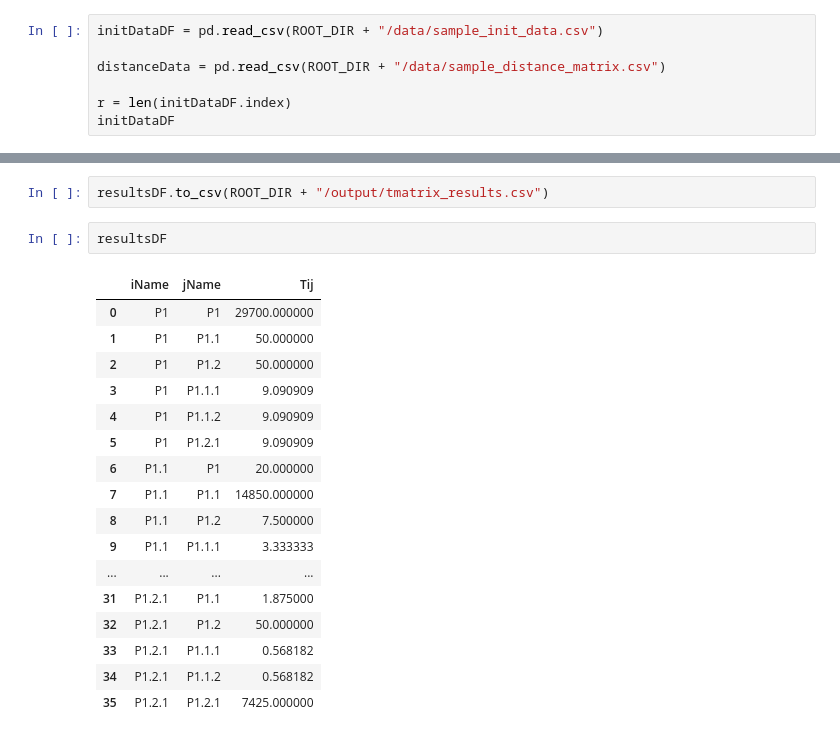
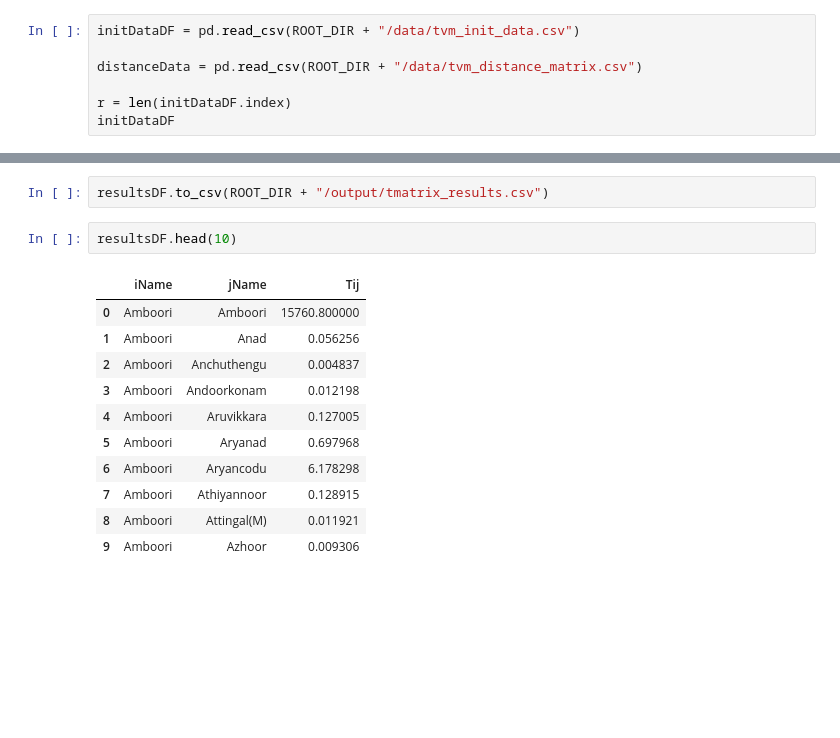
Before and after one commit to srhariha/SpatioTemporalSEIR, a Jupyter notebook: src/TMatrixComputation.ipynb, the cells around one changed output, grey strips where cells are left out. Saved outputs shown, nothing was run; the diff lists cells and outputs as text; blank space fills up the shorter version.

````diff
--- a/src/TMatrixComputation.ipynb
+++ b/src/TMatrixComputation.ipynb
@@ -19,9 +19,9 @@ mu = 0.01
   P1.1.1  P1.1.2  P1.2.1.  P1.2.2
 ```
 # %%
-initDataDF = pd.read_csv(ROOT_DIR + "/data/sample_init_data.csv")
+initDataDF = pd.read_csv(ROOT_DIR + "/data/tvm_init_data.csv")
 
-distanceData = pd.read_csv(ROOT_DIR + "/data/sample_distance_matrix.csv")
+distanceData = pd.read_csv(ROOT_DIR + "/data/tvm_distance_matrix.csv")
 
 r = len(initDataDF.index)
 initDataDF
@@ -72,22 +68,16 @@ for i in range(0,r-1):
 # %%
 resultsDF.to_csv(ROOT_DIR + "/output/tmatrix_results.csv")
 # %%
-resultsDF
+resultsDF.head(10)
 # %% [output]
 |  | iName | jName | Tij |
-| 0 | P1 | P1 | 29700.000000 |
-| 1 | P1 | P1.1 | 50.000000 |
-| 2 | P1 | P1.2 | 50.000000 |
-| 3 | P1 | P1.1.1 | 9.090909 |
-| 4 | P1 | P1.1.2 | 9.090909 |
-| 5 | P1 | P1.2.1 | 9.090909 |
-| 6 | P1.1 | P1 | 20.000000 |
-| 7 | P1.1 | P1.1 | 14850.000000 |
-| 8 | P1.1 | P1.2 | 7.500000 |
-| 9 | P1.1 | P1.1.1 | 3.333333 |
-| ... | ... | ... | ... |
-| 31 | P1.2.1 | P1.1 | 1.875000 |
-| 32 | P1.2.1 | P1.2 | 50.000000 |
-| 33 | P1.2.1 | P1.1.1 | 0.568182 |
-| 34 | P1.2.1 | P1.1.2 | 0.568182 |
-| 35 | P1.2.1 | P1.2.1 | 7425.000000 |
+| 0 | Amboori | Amboori | 15760.800000 |
+| 1 | Amboori | Anad | 0.056256 |
+| 2 | Amboori | Anchuthengu | 0.004837 |
+| 3 | Amboori | Andoorkonam | 0.012198 |
+| 4 | Amboori | Aruvikkara | 0.127005 |
+| 5 | Amboori | Aryanad | 0.697968 |
+| 6 | Amboori | Aryancodu | 6.178298 |
+| 7 | Amboori | Athiyannoor | 0.128915 |
+| 8 | Amboori | Attingal(M) | 0.011921 |
+| 9 | Amboori | Azhoor | 0.009306 |
````
Also changed, not shown: parts of 3 cells of this notebook, 7 other files.
